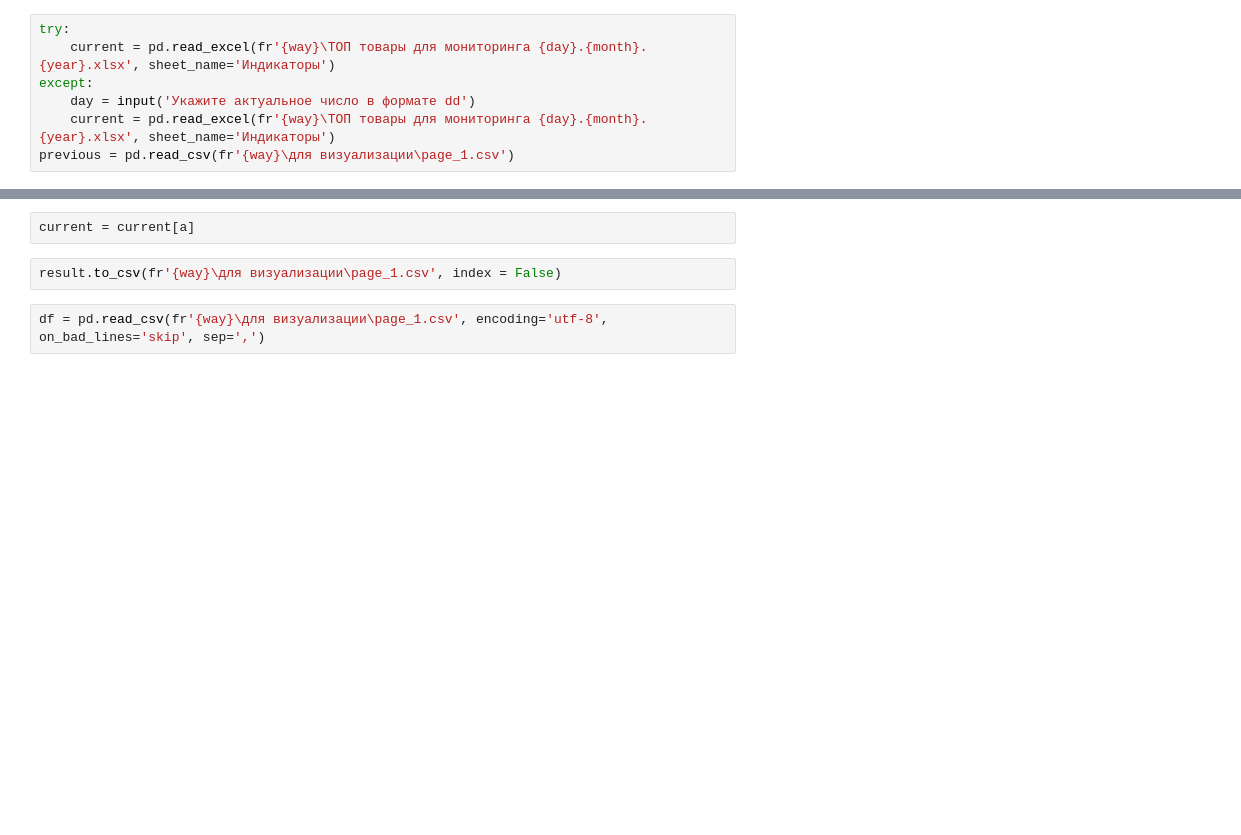
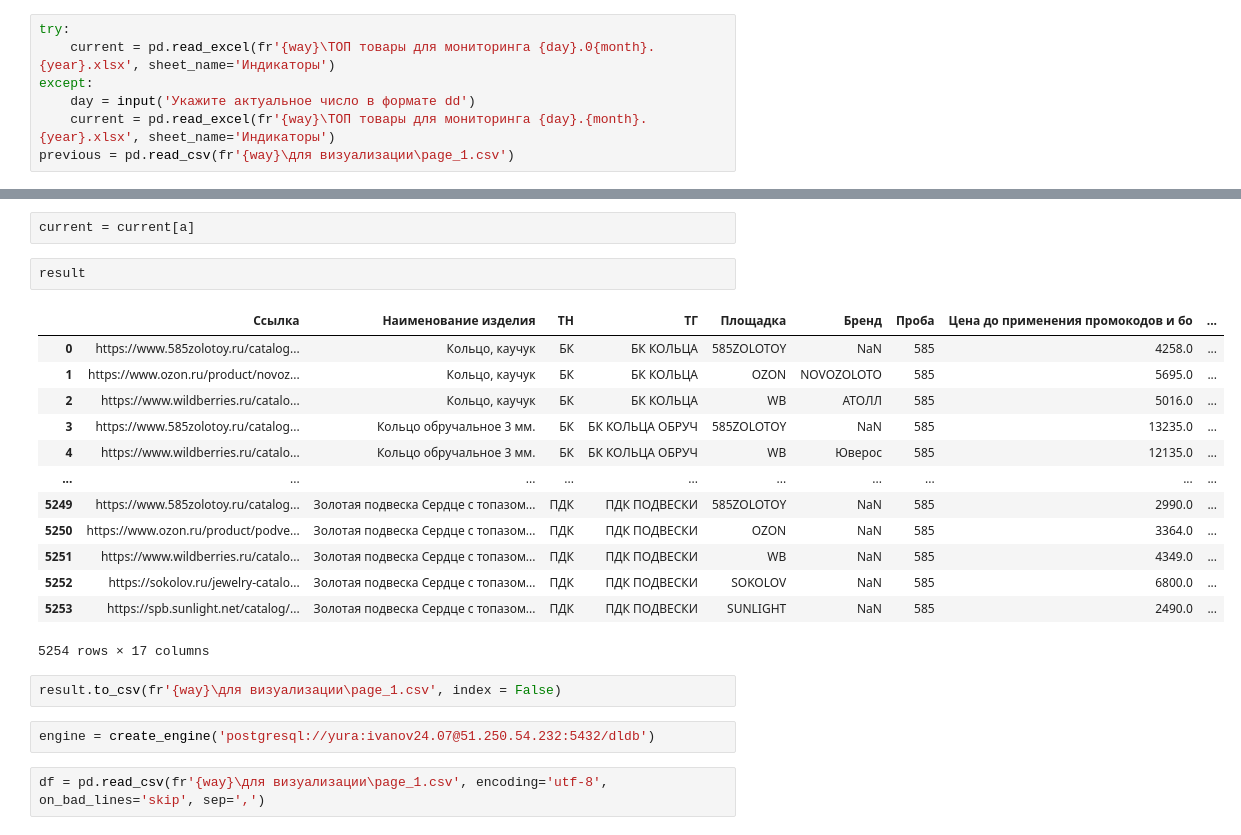
Before and after one commit to sergey-trenkin/universal_parser, a Jupyter notebook: data_to_sql.ipynb, the cells around one changed output, grey strips where cells are left out. Drawn from its saved outputs; the diff is of its cells as text; blank space fills up the shorter version.

```diff
--- a/data_to_sql.ipynb
+++ b/data_to_sql.ipynb
@@ -21,7 +19,7 @@ month = current_datetime.month
 year = current_datetime.year
 # %%
 try:
-    current = pd.read_excel(fr'{way}\ТОП товары для мониторинга {day}.{month}.{year}.xlsx', sheet_name='Индикаторы')
+    current = pd.read_excel(fr'{way}\ТОП товары для мониторинга {day}.0{month}.{year}.xlsx', sheet_name='Индикаторы')
 except:
     day = input('Укажите актуальное число в формате dd')
     current = pd.read_excel(fr'{way}\ТОП товары для мониторинга {day}.{month}.{year}.xlsx', sheet_name='Индикаторы')
@@ -58,8 +56,26 @@ a = a.tolist()
 result = pd.concat([previous, current], ignore_index=True)
 # %%
 current = current[a]
+# %%
+result
+# %% [output]
+|  | Ссылка | Наименование изделия | ТН | ТГ | Площадка | Бренд | Проба | Цена до применения промокодов и бо | ... |
+| 0 | https://www.585zolotoy.ru/catalog... | Кольцо, каучук | БК | БК КОЛЬЦА | 585ZOLOTOY | NaN | 585 | 4258.0 | ... |
+| 1 | https://www.ozon.ru/product/novoz... | Кольцо, каучук | БК | БК КОЛЬЦА | OZON | NOVOZOLOTO | 585 | 5695.0 | ... |
+| 2 | https://www.wildberries.ru/catalo... | Кольцо, каучук | БК | БК КОЛЬЦА | WB | АТОЛЛ | 585 | 5016.0 | ... |
+| 3 | https://www.585zolotoy.ru/catalog... | Кольцо обручальное 3 мм. | БК | БК КОЛЬЦА ОБРУЧ | 585ZOLOTOY | NaN | 585 | 13235.0 | ... |
+| 4 | https://www.wildberries.ru/catalo... | Кольцо обручальное 3 мм. | БК | БК КОЛЬЦА ОБРУЧ | WB | Юверос | 585 | 12135.0 | ... |
+| ... | ... | ... | ... | ... | ... | ... | ... | ... | ... |
+| 5249 | https://www.585zolotoy.ru/catalog... | Золотая подвеска Сердце с топазом... | ПДК | ПДК ПОДВЕСКИ | 585ZOLOTOY | NaN | 585 | 2990.0 | ... |
+| 5250 | https://www.ozon.ru/product/podve... | Золотая подвеска Сердце с топазом... | ПДК | ПДК ПОДВЕСКИ | OZON | NaN | 585 | 3364.0 | ... |
+| 5251 | https://www.wildberries.ru/catalo... | Золотая подвеска Сердце с топазом... | ПДК | ПДК ПОДВЕСКИ | WB | NaN | 585 | 4349.0 | ... |
+| 5252 | https://sokolov.ru/jewelry-catalo... | Золотая подвеска Сердце с топазом... | ПДК | ПДК ПОДВЕСКИ | SOKOLOV | NaN | 585 | 6800.0 | ... |
+| 5253 | https://spb.sunlight.net/catalog/... | Золотая подвеска Сердце с топазом... | ПДК | ПДК ПОДВЕСКИ | SUNLIGHT | NaN | 585 | 2490.0 | ... |
+5254 rows × 17 columns
 # %%
 result.to_csv(fr'{way}\для визуализации\page_1.csv', index = False)
+# %%
+engine = create_engine('postgresql://yura:ivanov24.07@51.250.54.232:5432/dldb')
 # %%
 df = pd.read_csv(fr'{way}\для визуализации\page_1.csv', encoding='utf-8', on_bad_lines='skip', sep=',')
 # %%
```
Also changed, not shown: parts of 37 cells of this notebook.
